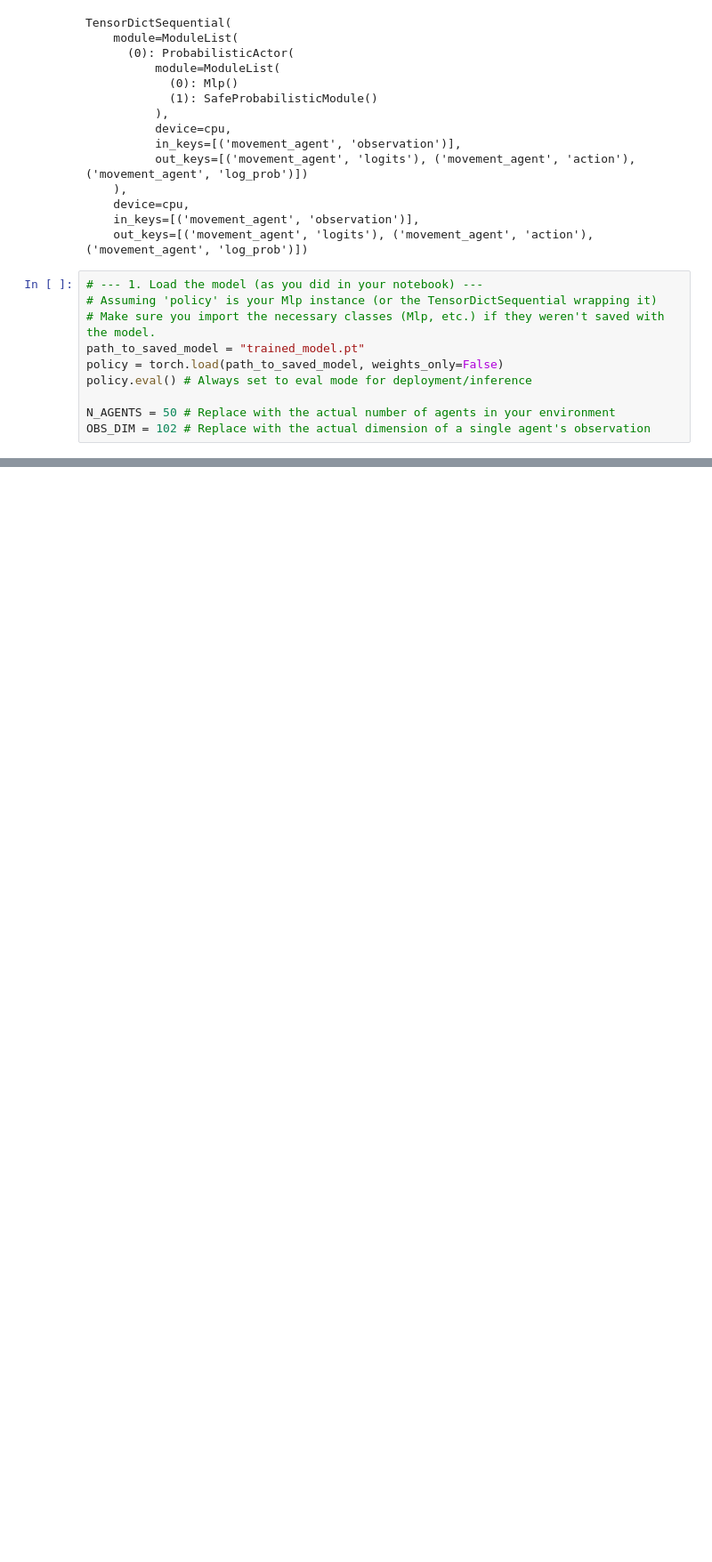
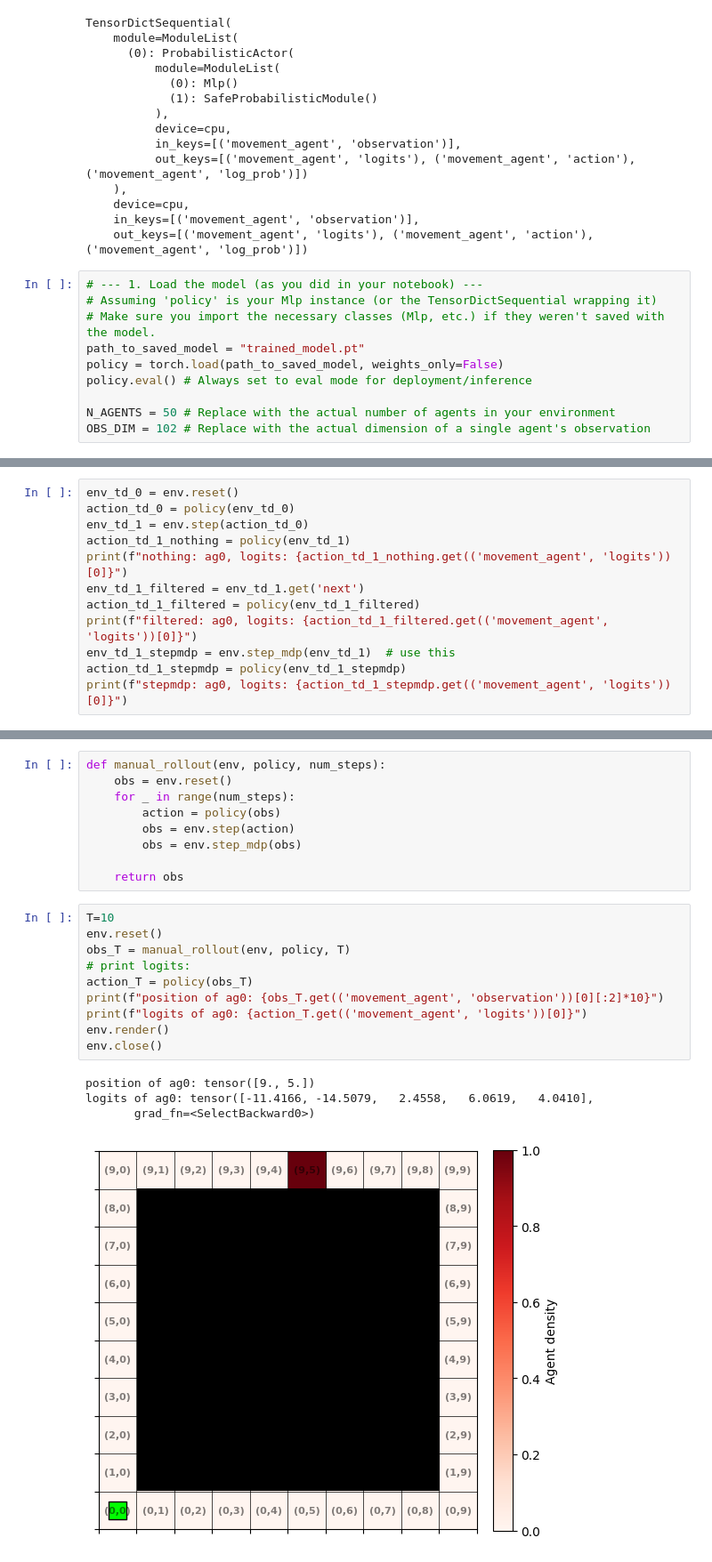
Before and after one commit to kbundaleski9000/thesis, a Jupyter notebook: code/Testingenvironment.ipynb, the cells around one changed output, grey strips where cells are left out. Shown at 89% size. Cells and saved outputs as stored; diff of their text form; blank space fills up the shorter version.

```diff
--- a/code/Testingenvironment.ipynb
+++ b/code/Testingenvironment.ipynb
@@ -597,0 +544,12 @@ New Observation Tensor Shape: torch.Size([50, 102])
+# %%
+env_td_0 = env.reset()
+action_td_0 = policy(env_td_0)
+env_td_1 = env.step(action_td_0)
+action_td_1_nothing = policy(env_td_1)
+print(f"nothing: ag0, logits: {action_td_1_nothing.get(('movement_agent', 'logits'))[0]}")
+env_td_1_filtered = env_td_1.get('next')
+action_td_1_filtered = policy(env_td_1_filtered)
+print(f"filtered: ag0, logits: {action_td_1_filtered.get(('movement_agent', 'logits'))[0]}")
+env_td_1_stepmdp = env.step_mdp(env_td_1)  # use this
+action_td_1_stepmdp = policy(env_td_1_stepmdp)
+print(f"stepmdp: ag0, logits: {action_td_1_stepmdp.get(('movement_agent', 'logits'))[0]}")
@@ -597,0 +565,24 @@ New Observation Tensor Shape: torch.Size([50, 102])
+# %%
+def manual_rollout(env, policy, num_steps):
+    obs = env.reset()
+    for _ in range(num_steps):
+        action = policy(obs)
+        obs = env.step(action)
+        obs = env.step_mdp(obs)
+
+    return obs
+# %%
+T=10
+env.reset()
+obs_T = manual_rollout(env, policy, T)
+# print logits:
+action_T = policy(obs_T)
+print(f"position of ag0: {obs_T.get(('movement_agent', 'observation'))[0][:2]*10}")
+print(f"logits of ag0: {action_T.get(('movement_agent', 'logits'))[0]}")
+env.render()
+env.close()
+# %% [output]
+position of ag0: tensor([9., 5.])
+logits of ag0: tensor([-11.4166, -14.5079,   2.4558,   6.0619,   4.0410],
+       grad_fn=<SelectBackward0>)
+[figure, added]
```
Also changed, not shown: parts of 21 cells of this notebook.
